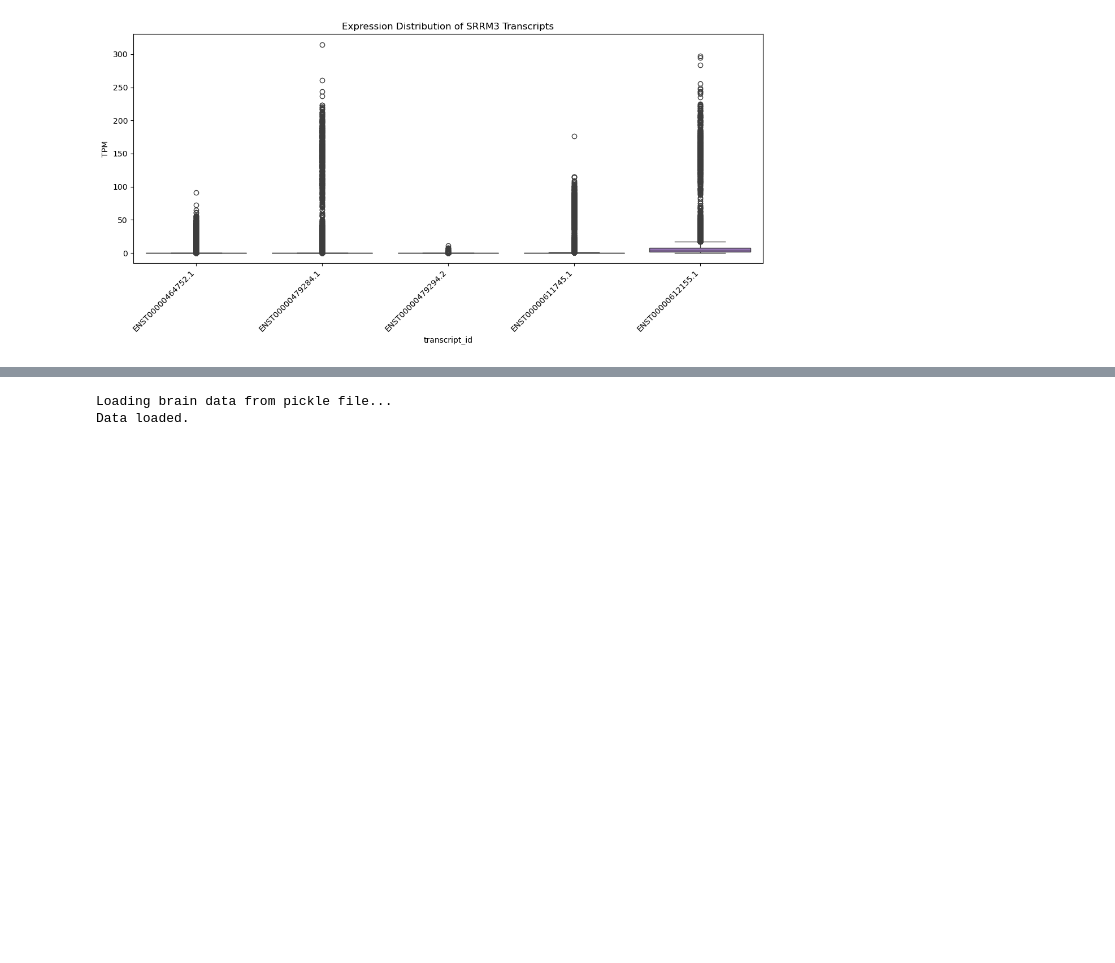
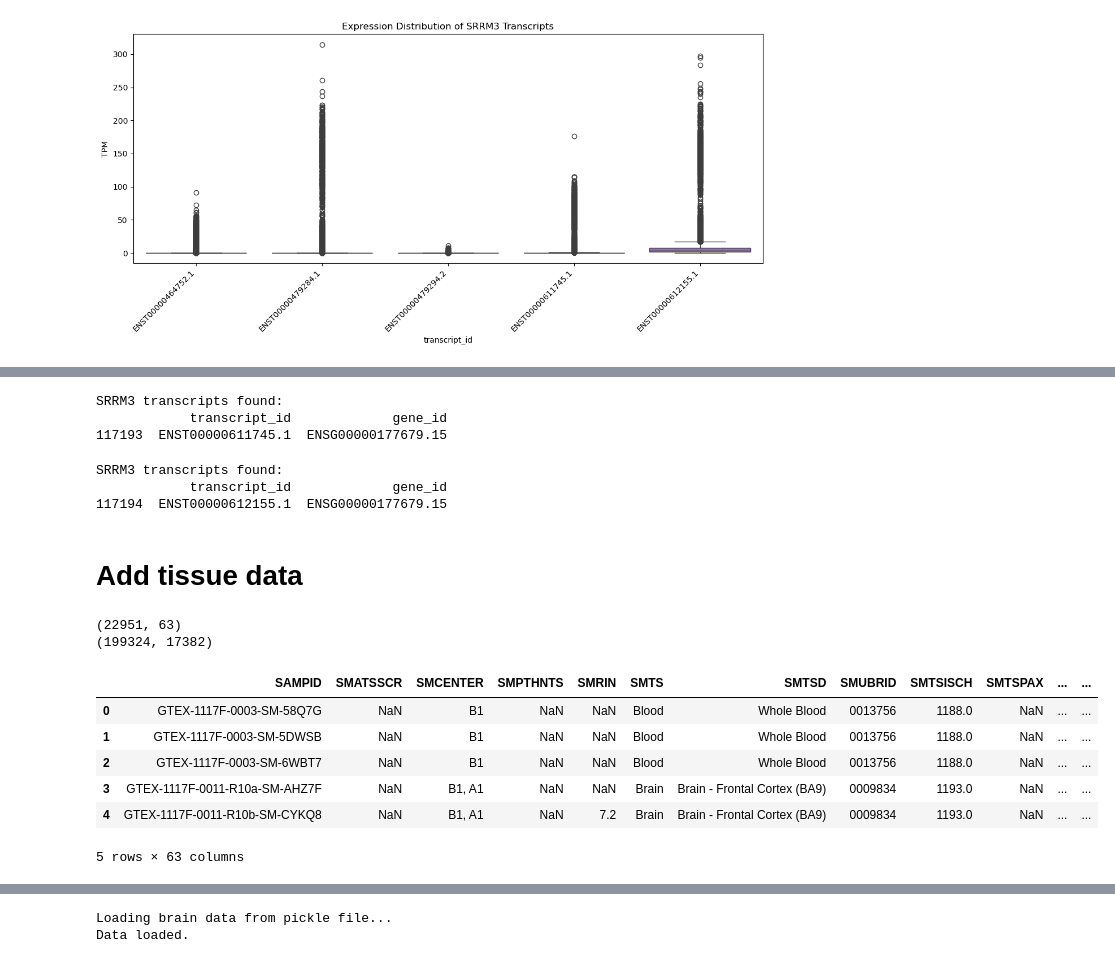
Before and after one commit to michal7kw/SRF_SRRM3, a Jupyter notebook: load_data.ipynb, the cells around one changed output, grey strips where cells are left out. Drawn from its saved outputs; the diff is of its cells as text; code cells hidden in the pictures; blank space fills up the shorter version.

```diff
--- a/load_data.ipynb
+++ b/load_data.ipynb
@@ -265,0 +363,39 @@ Mean expression: 2.50 TPM
+# %%
+# %%
+srrm3_eMIC = description_df[description_df['transcript_id'].str.contains('ENST00000611745', na=False)]
+print("SRRM3 transcripts found:")
+print(srrm3_eMIC)
+# %% [output]
+SRRM3 transcripts found:
+            transcript_id             gene_id
+117193  ENST00000611745.1  ENSG00000177679.15
+# %%
+# %%
+srrm3_truncated = description_df[description_df['transcript_id'].str.contains('ENST00000612155', na=False)]
+print("SRRM3 transcripts found:")
+print(srrm3_truncated)
+# %% [output]
+SRRM3 transcripts found:
+            transcript_id             gene_id
+117194  ENST00000612155.1  ENSG00000177679.15
+# %% [markdown]
+# Add tissue data
+# %%
+# Load the sample attributes file
+sample_attributes = pd.read_csv('GTEx_Analysis_v8_Annotations_SampleAttributesDS.txt', sep='\t')
+# %%
+print(sample_attributes.shape)
+print(expression_df.shape)
+# %% [output]
+(22951, 63)
+(199324, 17382)
+# %%
+sample_attributes.head()
+# %% [output]
+|  | SAMPID | SMATSSCR | SMCENTER | SMPTHNTS | SMRIN | SMTS | SMTSD | SMUBRID | SMTSISCH | SMTSPAX | ... | ... |
+| 0 | GTEX-1117F-0003-SM-58Q7G | NaN | B1 | NaN | NaN | Blood | Whole Blood | 0013756 | 1188.0 | NaN | ... | ... |
+| 1 | GTEX-1117F-0003-SM-5DWSB | NaN | B1 | NaN | NaN | Blood | Whole Blood | 0013756 | 1188.0 | NaN | ... | ... |
+| 2 | GTEX-1117F-0003-SM-6WBT7 | NaN | B1 | NaN | NaN | Blood | Whole Blood | 0013756 | 1188.0 | NaN | ... | ... |
+| 3 | GTEX-1117F-0011-R10a-SM-AHZ7F | NaN | B1, A1 | NaN | NaN | Brain | Brain - Frontal Cortex (BA9) | 0009834 | 1193.0 | NaN | ... | ... |
+| 4 | GTEX-1117F-0011-R10b-SM-CYKQ8 | NaN | B1, A1 | NaN | 7.2 | Brain | Brain - Frontal Cortex (BA9) | 0009834 | 1193.0 | NaN | ... | ... |
+5 rows × 63 columns
```
Also changed, not shown: parts of 43 cells of this notebook, 1 other file.
